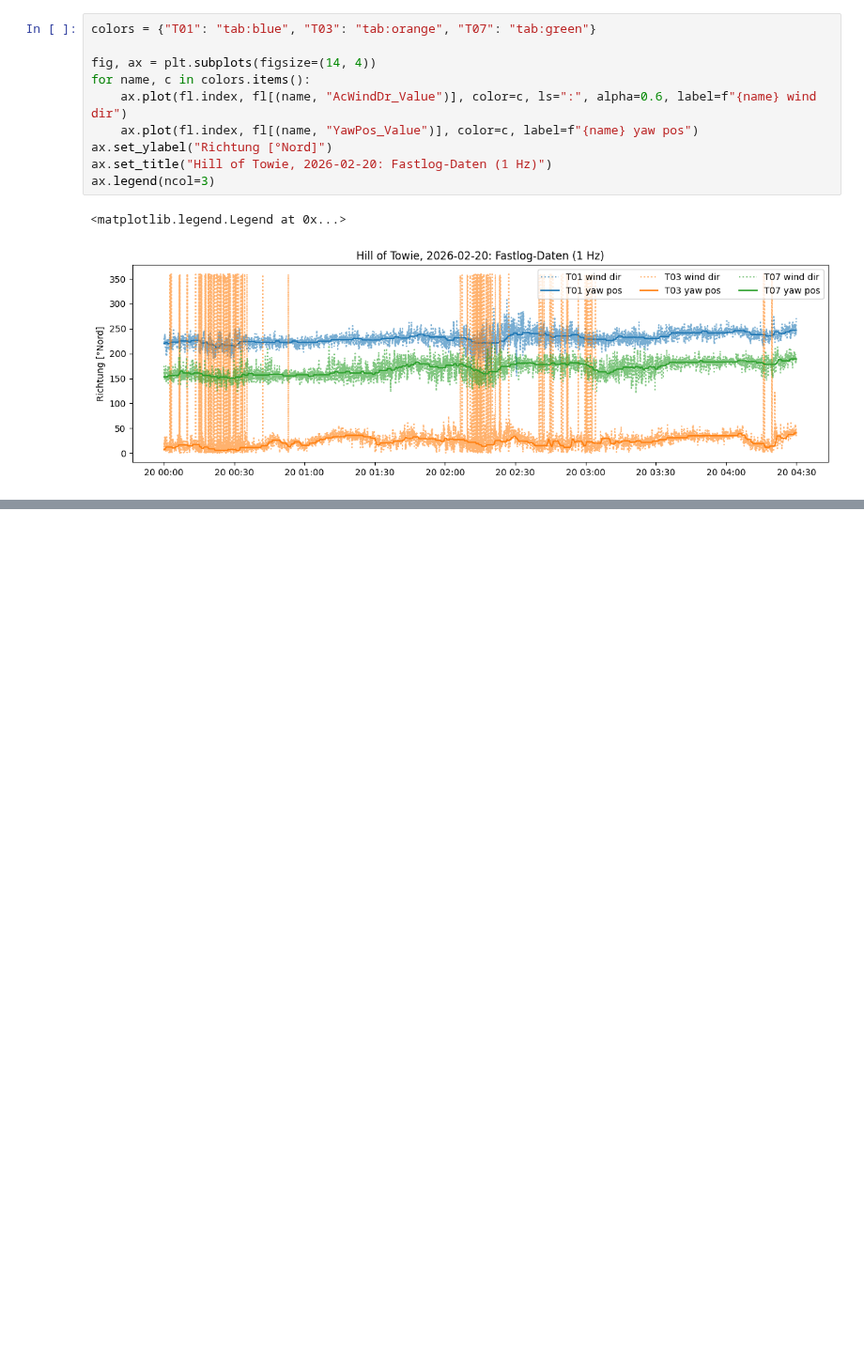
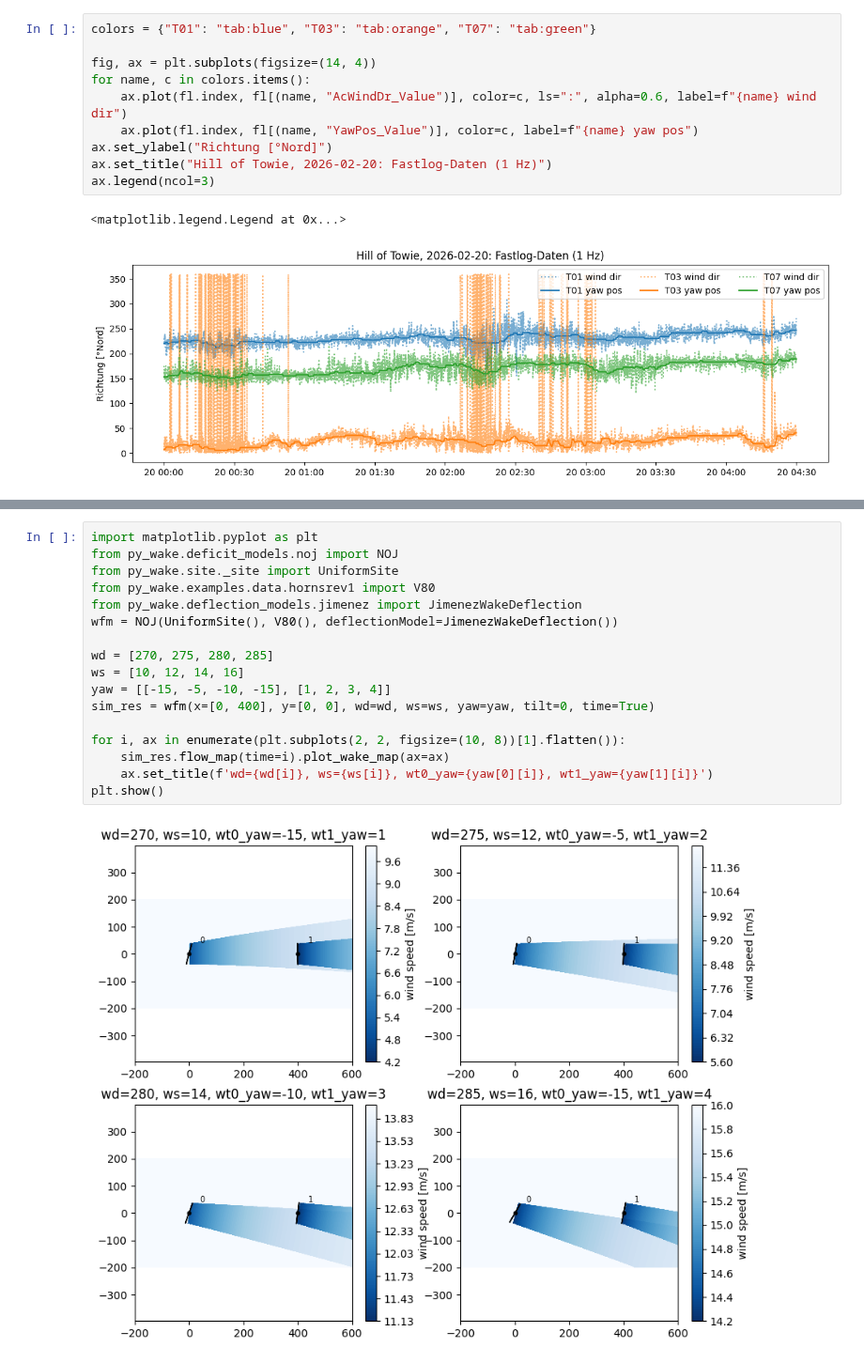
Before and after one commit to rfeusi/hill-of-towie-open-source-analysis, a Jupyter notebook: Simulation.ipynb, the cells around one changed output, grey strips where cells are left out. Shown at 94% size. Saved outputs shown, nothing was run; the diff lists cells and outputs as text; blank space fills up the shorter version.

```diff
--- a/Simulation.ipynb
+++ b/Simulation.ipynb
@@ -365,0 +367,19 @@ ax.grid()
+# %%
+import matplotlib.pyplot as plt
+from py_wake.deficit_models.noj import NOJ
+from py_wake.site._site import UniformSite
+from py_wake.examples.data.hornsrev1 import V80
+from py_wake.deflection_models.jimenez import JimenezWakeDeflection
+wfm = NOJ(UniformSite(), V80(), deflectionModel=JimenezWakeDeflection())
+
+wd = [270, 275, 280, 285]
+ws = [10, 12, 14, 16]
+yaw = [[-15, -5, -10, -15], [1, 2, 3, 4]]
+sim_res = wfm(x=[0, 400], y=[0, 0], wd=wd, ws=ws, yaw=yaw, tilt=0, time=True)
+
+for i, ax in enumerate(plt.subplots(2, 2, figsize=(10, 8))[1].flatten()):
+    sim_res.flow_map(time=i).plot_wake_map(ax=ax)
+    ax.set_title(f'wd={wd[i]}, ws={ws[i]}, wt0_yaw={yaw[0][i]}, wt1_yaw={yaw[1][i]}')
+plt.show()
+# %% [output]
+[figure, added]
```
Also changed, not shown: parts of 1 cell of this notebook.
